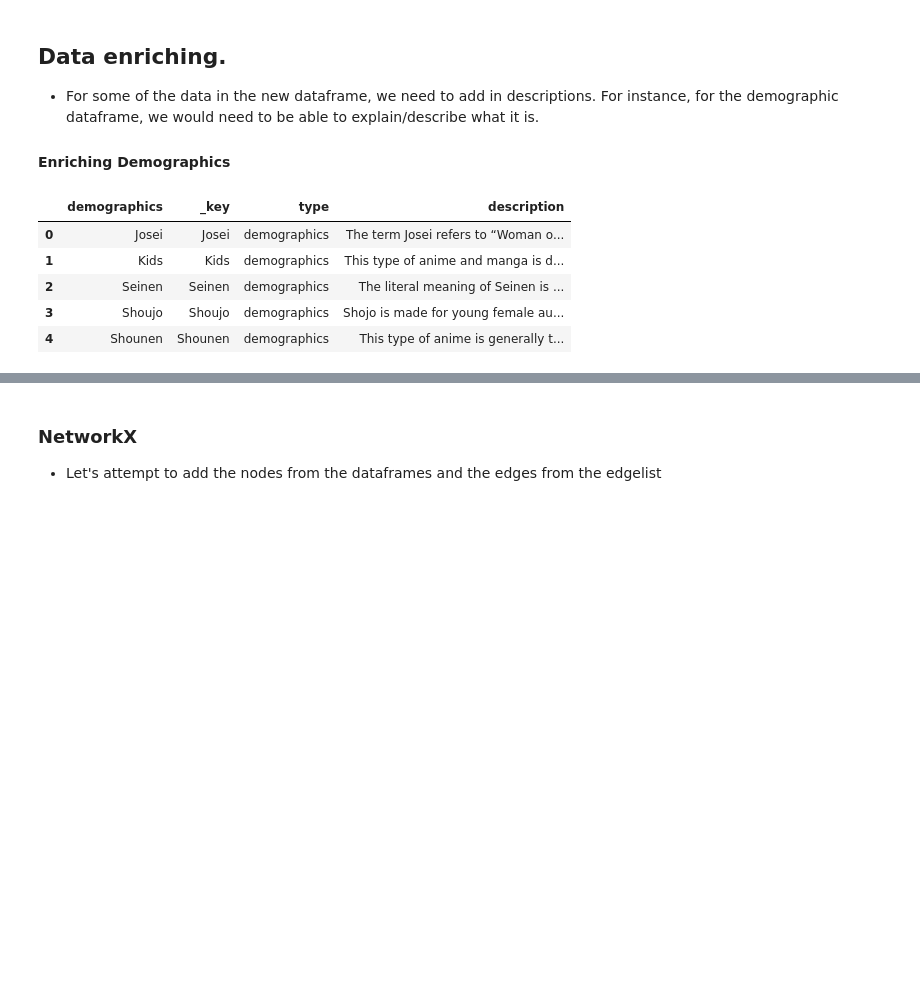
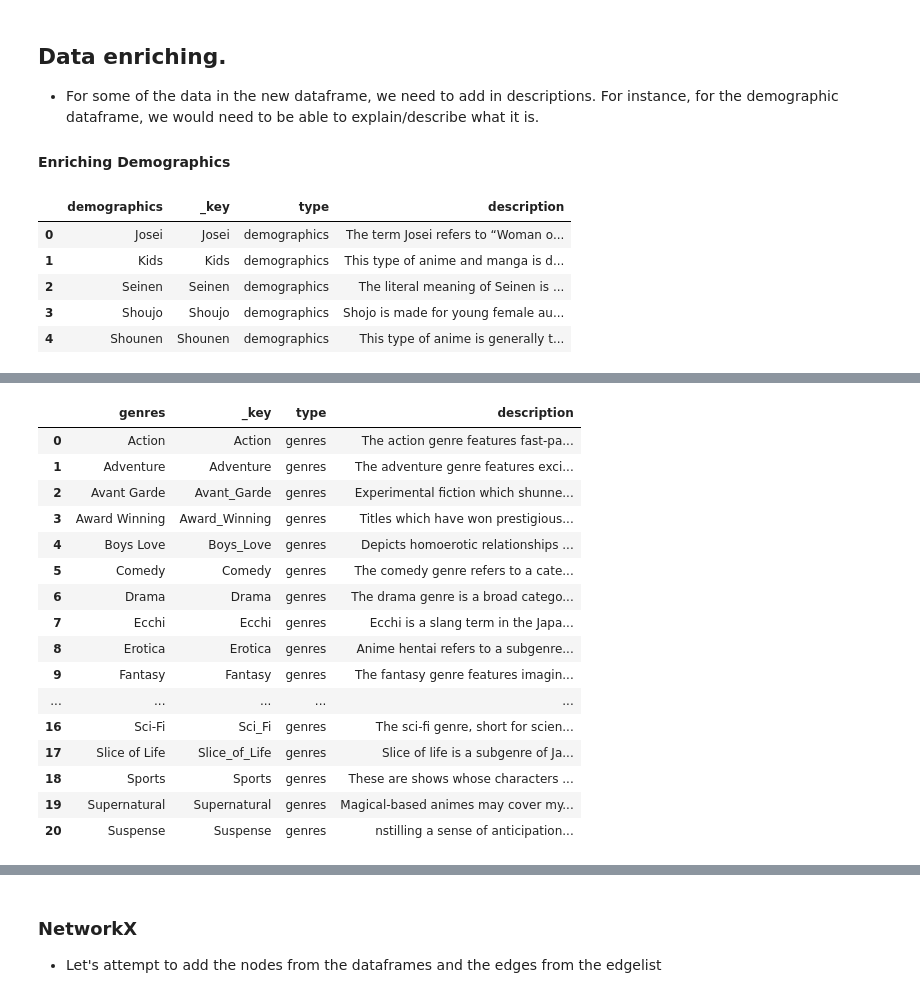
Before and after one commit to W3NDO/ArangoDbHackathon, a Jupyter notebook: subset_data_recommender_system.ipynb, the cells around one changed output, grey strips where cells are left out. Cells and saved outputs as stored; diff of their text form; code cells hidden in the pictures; blank space fills up the shorter version.

```diff
--- a/subset_data_recommender_system.ipynb
+++ b/subset_data_recommender_system.ipynb
@@ -304,0 +311,79 @@ demographics_dataframe
+# %%
+genre_descriptions = {
+    "Action": "The action genre features fast-paced, thrilling, and intense sequences of physical feats, combat, and excitement. The characters of these stories are involved in daring and often dangerous situations, requiring them to rely on their physical prowess, skills, and quick thinking to overcome challenges and adversaries.",
+
+    "Adventure": "The adventure genre features exciting journeys, quests, or expeditions undertaken by characters who often face challenges, obstacles, and risks in pursuit of a goal. Adventures can take place in a wide range of settings, from exotic and fantastical locations to historical or even everyday environments.",
+
+    "Avant Garde": "Experimental fiction which shunned conventional storytelling at the time it was created. These stories often invoke unsettled feelings because they reject traditional ways in which we prefer to view (or escape from) the world. Narrative is avant garde works is often of higher importance than the content. Deconstructions often fall into this genre. Note that simply being darker, edgier, or cynical doesn't mean the work is avant garde",
+
+    "Award Winning" : "Titles which have won prestigious or professional awards in Japan. Examples include the Tokyo Anime Award or Japan Media Arts Festival awards. ",
+
+    "Boys Love": "Depicts homoerotic relationships between male characters. It is typically created by women for a female audience, distinguishing it from the equivalent genre of homoerotic media created by and for gay men, though BL does also attract a male audience and can be produced by male creators.",
+
+    "Comedy": "The comedy genre refers to a category of entertainment that aims to amuse and entertain audiences by using humor, wit, and comedic situations. Comedies are created with the primary intention of eliciting laughter and providing lighthearted enjoyment. They encompass a wide range of styles, tones, and themes, appealing to various tastes and audiences.",
+
+    "Drama": "The drama genre is a broad category that features stories portraying human experiences, emotions, conflicts, and relationships in a realistic and emotionally impactful way. Dramas delve into the complexities of human life, often exploring themes of love, loss, morality, societal issues, personal growth, with the aim to evoke an emotional response from the audience by presenting relatable and thought-provoking stories.",
+
+    "Ecchi": "Ecchi is a slang term in the Japanese language for playfully sexual actions. As an adjective, it is used with the meaning of 'sexy', 'dirty' or 'naughty'; as a verb, ecchi suru means 'to have sex', and as a noun, it is used to describe someone of lascivious behavior. It is softer than the Japanese word ero, and does not imply perversion in the way hentai does. The word ecchi has been adopted by western fans of Japanese media to describe works with sexual overtones. In western culture, it has come to be used to refer to softcore or playful sexuality, as distinct from the word hentai, which connotes perversion or fetishism. ",
+
+    "Erotica": "Anime hentai refers to a subgenre of Japanese animation that incorporates explicit sexual content. It gained popularity in the late 20th century and continues to be a prominent category within the anime industry.",
+
+    "Fantasy" : "The fantasy genre features imaginative and often magical worlds, characters, and events. It explores realms beyond the boundaries of reality, featuring elements such as magic, mythical creatures, supernatural powers, and fantastical settings. These stories can take place in entirely fictional worlds or blend fantastical elements with real-world settings.",
+
+    "Game": "These anime encompass shows that mainly focus on gaming and playing themes. For instance, anime may include characters playing board games, card games, puzzle games, and virtual online games.",
+
+    "Girls Love": "Same-sex romantic/sexual relationships between women are the focus of these stories. In Japan, the term Yuri is commonly used to refer this media. Girls Love and its abbreviation GL are also used, but to a lesser extent. These stories vary in their explicit content levels, with some focusing mainly on relationship development and others incorporating more sexual content.",
+
+    "Gourmet": "Preparation and consumption of food or drink take focus in gourmet stories and the narrative is designed to feature numerous different dishes or beverages. Characters are often chefs or food connoisseurs, and special attention is given to all steps in the cooking process, ranging from detailed descriptions of recipes to the characters' often over-the-top reactions when tasting the finished product. Gourmet should only be double-tagged with Workplace when the social interactions between multiple employees in the same work environment are equal in focus to the food/drink.",
+
+    "Hentai": "Anime hentai refers to a subgenre of Japanese animation that incorporates explicit sexual content. It gained popularity in the late 20th century and continues to be a prominent category within the anime industry. ",
+
+    "Horror" : "It’s obvious to come across several incidences of bloody violence and heavy gore traits in these animes. The key distinguishing factor in horror animes is the ability to creep and scare you out. If you are watching horror anime types alone, it can be frightening, especially if it’s your first time.",
+
+    "Mystery": "Mystery animes are a psychological-based genre that mainly focuses on mysterious places, items, or events. One common thing about mystery anime stories is the red herrings that keep fans guessing. ",
+
+    "Mecha": "Mecha is a subgenre of Japanese animation that features giant robots or mechs that are controlled by pilots or artificial intelligence",
+
+    "Military": "The military genre mainly features uniformed military as the main characters. One common feature of military anime is that Mecha animes accompany it. In comparison, Mecha anime is characterized primarily by science fiction robots. ",
+
+    "Police": "As the name suggests, these anime emphasize ordinary law enforcers’ challenges and struggles in their work. Police-based characters are featured in various shows, and some emerge as police procedurals. ",
+
+    "Post Apocalyptic": "The post-apocalyptic anime mainly involves typical shows of how the world would look at the end of the world. For instance, how would the world look if it had been destroyed with only a few humans surviving the apocalypse? ",
+
+    "Psychological": "These animes mainly revolve around how the psyche and mind work. This genre mainly covers scenes touching psychological themes and rarely on philosophical levels. Mind games and battles are standard here; the characters have to gauge their wits against the competitor. Psychological animes are designed to involve your mind by sharpening your critical thinking skills.",
+
+    "Romance": "The romance genre features the theme of romantic relationships and emotional connections between characters. These stories focus on the development of love, desire, and intimacy between protagonists, often exploring the challenges, conflicts, and triumphs that arise in their relationships.",
+
+    "Sci-Fi": "The sci-fi genre, short for science fiction, features imaginative and futuristic concepts that are often rooted in scientific principles, technology, and possibilities. These stories delve into 'what if' questions and can serve as a platform to address contemporary social, political, and ethical issues by projecting them onto future or alternate settings.",
+
+    "Slice of Life": "Slice of life is a subgenre of Japanese animation that portrays everyday life, often without a central plot or overarching narrative. Instead, slice of life anime captures the ordinary experiences, interactions, and emotions of its characters, offering a glimpse into their daily routines and struggles.",
+
+    "Sports": "These are shows whose characters mainly participate in athletic competitions. Popular choices of sports anime include tennis, basketball anime, baseball, and soccer.",
+
+    "Supernatural": "Magical-based animes may cover mythical, bizarre, and mystical things or something beyond the accepted reality. There are shadows of myths and mysteries found in this genre.",
+
+    "Suspense": "Instilling a sense of anticipation and excitement takes priority, and is accomplished with a narrative that is rife with twists, turns, and red herrings. Uncertainty is present every step of the way, often drawn out for maximum effect. A variety of tools are used to keep the audience on the edge of their seats, such as withholding important information, intentional misdirection, or even outright subversion of expectations. Suspenseful moments do not mean a work is Suspense; the feeling of anticipation or anxiety must be maintained throughout the story. Contrast with Horror where the audience is in a constant state of apprehension and dreads the next event, rather than craving it. While Mystery also instills anticipation, the tension is focused on discovering the solution to a puzzle, rather than knowing what the characters will do next. Sometimes a story can mix Suspense with Horror or Mystery, but this is rare."
+}
+
+
+for key in genre_descriptions:
+    genre_dataframe.loc[genre_dataframe['genres'] == key, "description"] = genre_descriptions[key]
+genre_dataframe
+# %% [output]
+|  | genres | _key | type | description |
+| 0 | Action | Action | genres | The action genre features fast-pa... |
+| 1 | Adventure | Adventure | genres | The adventure genre features exci... |
+| 2 | Avant Garde | Avant_Garde | genres | Experimental fiction which shunne... |
+| 3 | Award Winning | Award_Winning | genres | Titles which have won prestigious... |
+| 4 | Boys Love | Boys_Love | genres | Depicts homoerotic relationships ... |
+| 5 | Comedy | Comedy | genres | The comedy genre refers to a cate... |
+| 6 | Drama | Drama | genres | The drama genre is a broad catego... |
+| 7 | Ecchi | Ecchi | genres | Ecchi is a slang term in the Japa... |
+| 8 | Erotica | Erotica | genres | Anime hentai refers to a subgenre... |
+| 9 | Fantasy | Fantasy | genres | The fantasy genre features imagin... |
+| ... | ... | ... | ... | ... |
+| 16 | Sci-Fi | Sci_Fi | genres | The sci-fi genre, short for scien... |
+| 17 | Slice of Life | Slice_of_Life | genres | Slice of life is a subgenre of Ja... |
+| 18 | Sports | Sports | genres | These are shows whose characters ... |
+| 19 | Supernatural | Supernatural | genres | Magical-based animes may cover my... |
+| 20 | Suspense | Suspense | genres | nstilling a sense of anticipation... |
```
Also changed, not shown: parts of 8 cells of this notebook.
